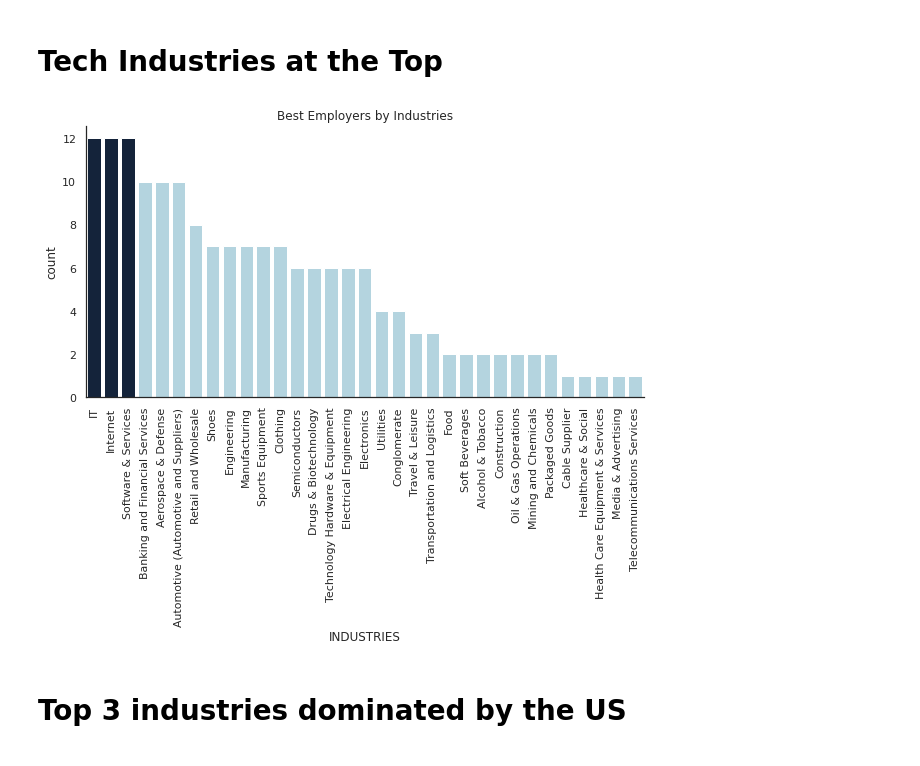
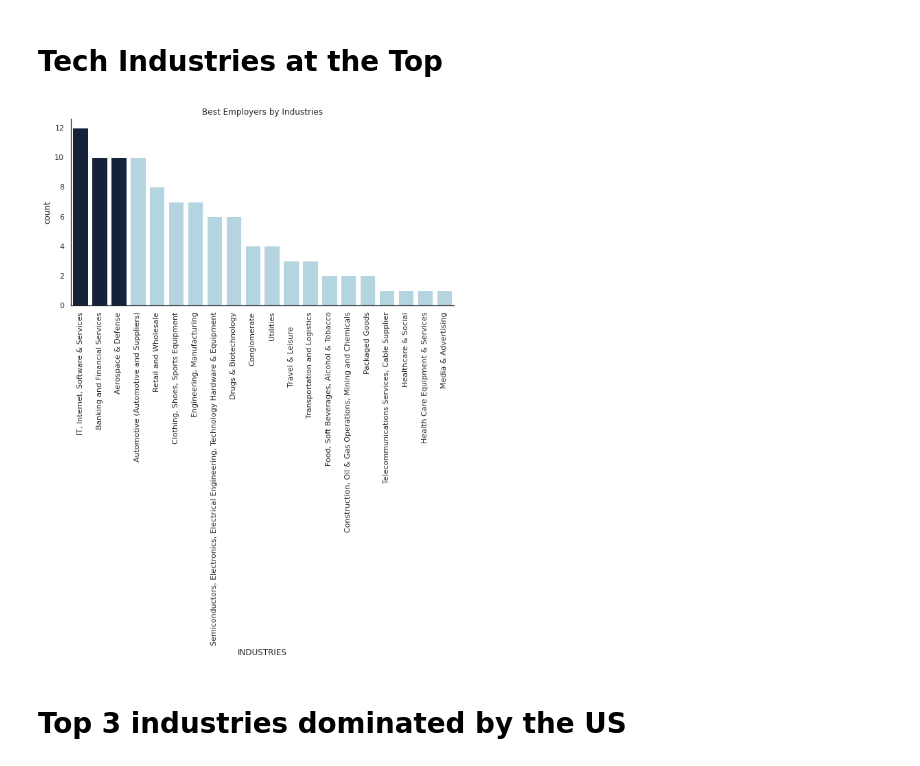
Before and after one commit to i6ty3/i6ty3.github.io, a Jupyter notebook: best-employers.ipynb, the cells around one changed output. Drawn from its saved outputs; the diff is of its cells as text; code cells hidden in the pictures.

```diff
--- a/best-employers.ipynb
+++ b/best-employers.ipynb
@@ -83,5 +85,3 @@ sns.despine()
 [figure]
 # %% [markdown]
 # Tech Industries at the Top
-# %%
-emp['INDUSTRIES'] = emp['INDUSTRIES'].str.split(",").to_list()
@@ -91,11 +88,11 @@ empx['INDUSTRIES'] = empx['INDUSTRIES'].str.strip()
 # %%
 plt.figure(figsize = (10,5))
-sns.countplot(empx['INDUSTRIES'],order= empx['INDUSTRIES'].value_counts().index, palette = bar_colorizer(33,1,2,3))
+sns.countplot(emp['INDUSTRIES'],order= emp['INDUSTRIES'].value_counts().index, palette = bar_colorizer(33,1,2,3))
 plt.title("Best Employers by Industries")
 plt.xticks(rotation = 90)
 sns.despine()
 # %% [output]
-[figure, old version]
+[figure, new version]
 # %% [markdown]
 # Top 3 industries dominated by the US
 # %%
```
Also changed, not shown: parts of 3 cells of this notebook.
